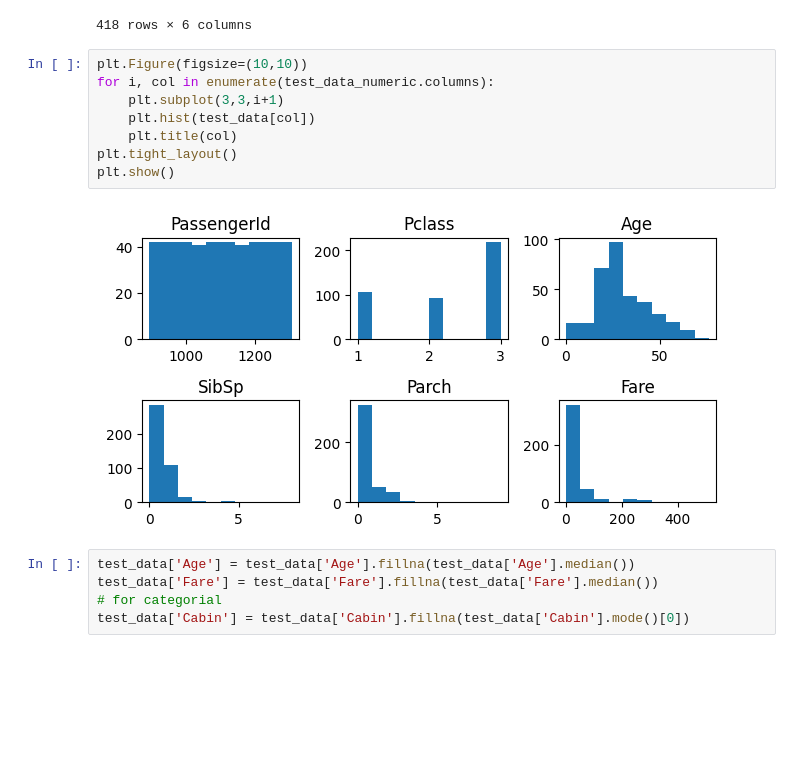
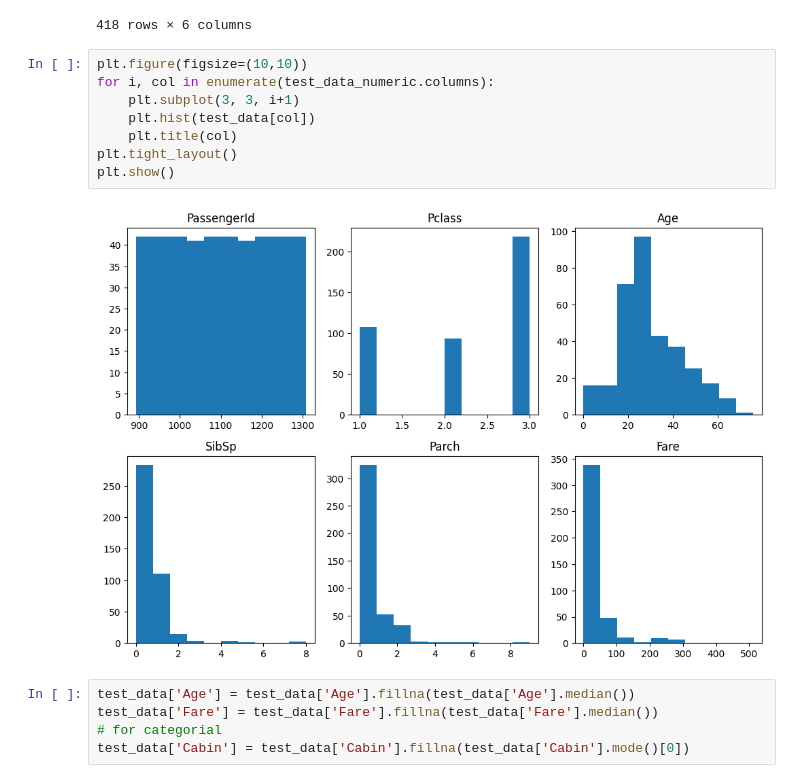
Before and after one commit to joyflorence/Data-miming-and-analytics, a Jupyter notebook: practical/Test.ipynb, the cells around one changed output. Drawn from its saved outputs; the diff is of its cells as text; blank space fills up the shorter version.

```diff
--- a/practical/Test.ipynb
+++ b/practical/Test.ipynb
@@ -53,15 +46,15 @@ test_data_numeric
 | 417 | 1309 | 3 | NaN | 1 | 1 | 22.3583 |
 418 rows × 6 columns
 # %%
-plt.Figure(figsize=(10,10))
+plt.figure(figsize=(10,10))
 for i, col in enumerate(test_data_numeric.columns):
-    plt.subplot(3,3,i+1)
+    plt.subplot(3, 3, i+1)
     plt.hist(test_data[col])
     plt.title(col)
 plt.tight_layout()
 plt.show()
 # %% [output]
-[figure, old version]
+[figure, new version]
 # %%
 test_data['Age'] = test_data['Age'].fillna(test_data['Age'].median())
 test_data['Fare'] = test_data['Fare'].fillna(test_data['Fare'].median())
```
Also changed, not shown: parts of 17 cells of this notebook, 2 other files.
